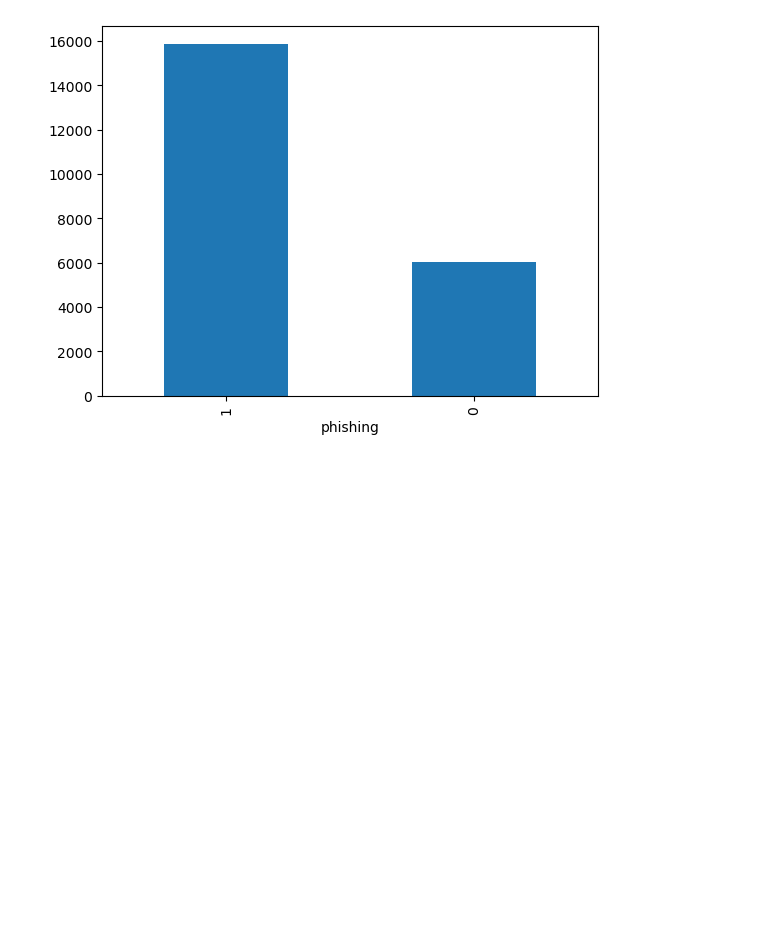
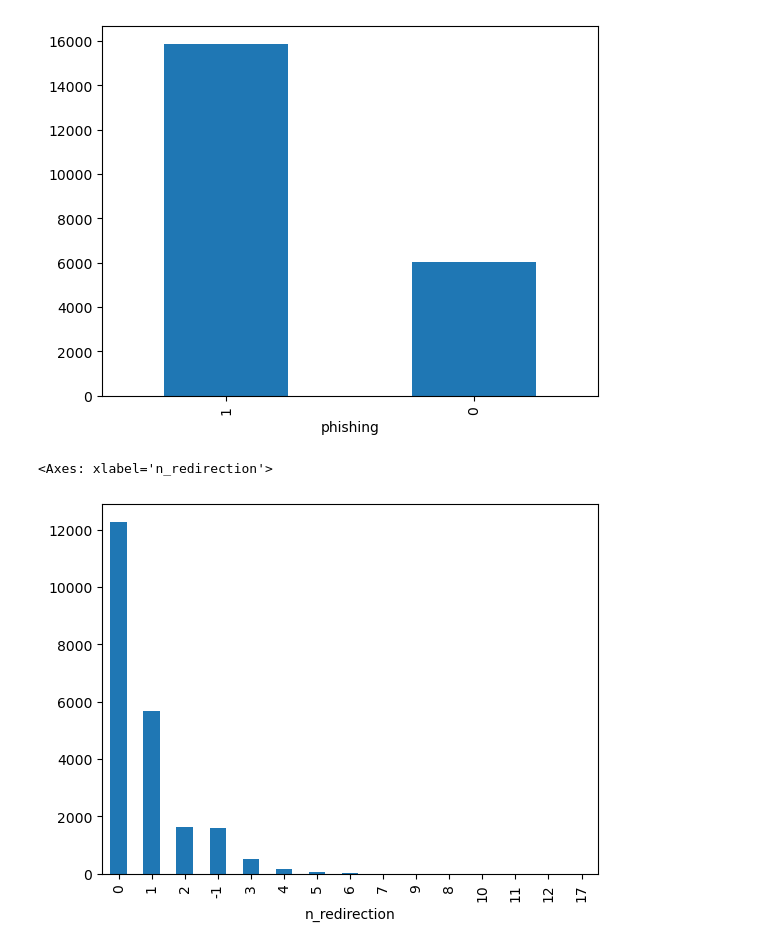
Before and after one commit to MaukanMir/Phishing-Classifier, a Jupyter notebook: training.ipynb, the cells around one changed output. Cells and saved outputs as stored; diff of their text form; code cells hidden in the pictures; blank space fills up the shorter version.

```diff
--- a/training.ipynb
+++ b/training.ipynb
@@ -158,3 +158,8 @@ df["phishing"].value_counts().plot.bar()
 # %% [output]
 <Axes: xlabel='phishing'>
 [figure]
+# %%
+df["n_redirection"].value_counts().plot.bar()
+# %% [output]
+<Axes: xlabel='n_redirection'>
+[figure, added]
```
Also changed, not shown: parts of 2 cells of this notebook.
